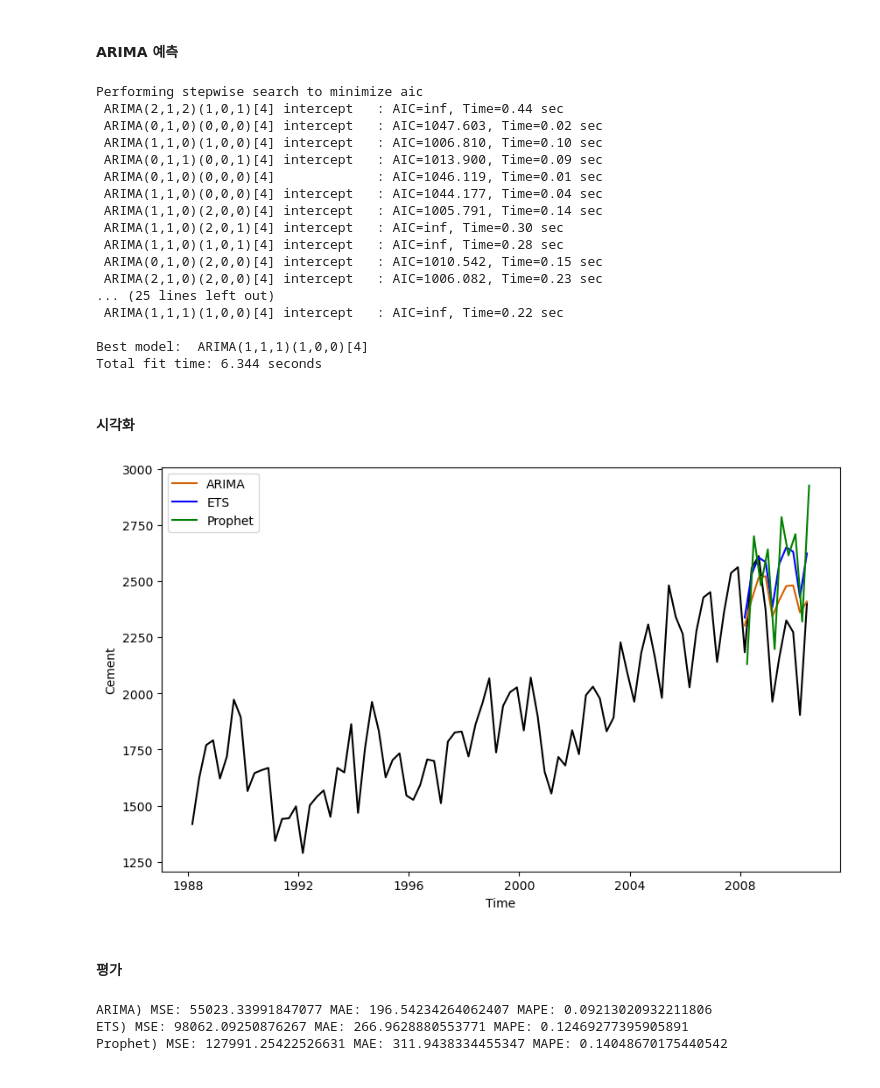
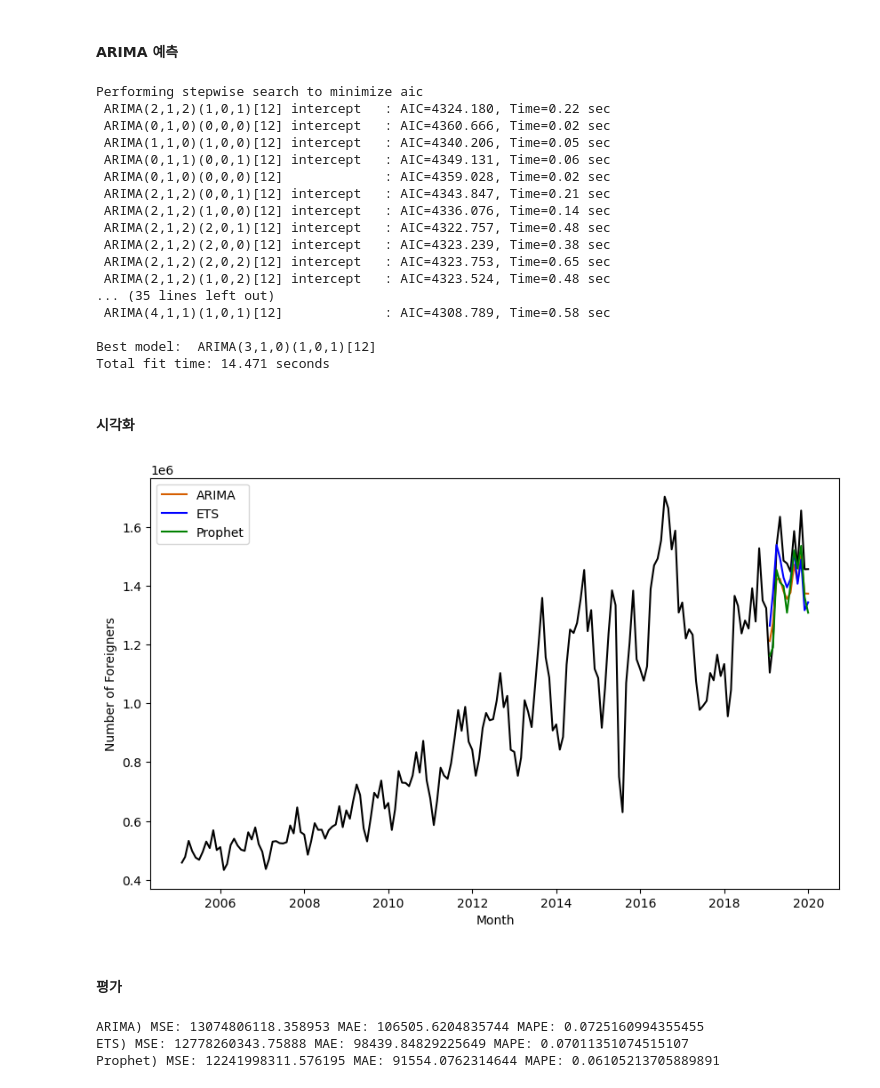
Before and after one commit to safeai-snu/Econometrics, a Jupyter notebook: Part.4/11.Prophet.ipynb, the cells around one changed output. Drawn from its saved outputs; the diff is of its cells as text; code cells hidden in the pictures.

```diff
--- a/Part.4/11.Prophet.ipynb
+++ b/Part.4/11.Prophet.ipynb
@@ -325,0 +287,7 @@ df = aus_prod[aus_prod['ds']<='2007-12-31']
+# %%
+df = pd.read_csv('https://raw.githubusercontent.com/safeai-snu/Econometrics/refs/heads/main/Part.4/data/kor_visit.csv', header=None)
+df = df.T
+kor = pd.DataFrame()
+kor['y'] = df[2][1:181].str.replace(',', '').astype(int)
+kor['ds'] = pd.date_range(start='1-1-2005', periods=180, freq='ME')
+kor
@@ -327,13 +309,14 @@ df = aus_prod[aus_prod['ds']<='2007-12-31']
 #### Prophet 예측
 # %%
 pro = Prophet(
-    weekly_seasonality=10,
-    yearly_seasonality=2,
-    seasonality_mode='multiplicative'
+    changepoint_prior_scale=0.05,
+    seasonality_mode='multiplicative',
+    yearly_seasonality=5,
+    daily_seasonality=False
 )
-pro.fit(df)
+pro.fit(kor.iloc[:-12])
 
-future = pro.make_future_dataframe(periods=11, freq='Q')
+future = pro.make_future_dataframe(periods=12, freq='ME')
 forecast = pro.predict(future)
-result_pro = forecast[forecast['ds']>='2008-01-01']
+result_pro = forecast[forecast['ds']>='2019-01-01']
 # %% [output]
@@ -342,60 +325,59 @@ result_pro = forecast[forecast['ds']>='2008-01-01']
 # %% [markdown]
 #### ETS 예측
 # %%
-df_series = pd.Series(list(df['y']), df['ds'])
-fit_cem = ETSModel(df_series, trend='add', seasonal='add').fit()
-forecast_cem = fit_cem.forecast(10)
+kor_series = kor.iloc[:-12,0]
+kor_series.index = kor.iloc[:-12,1]
+fit_cem = ETSModel(kor_series, trend='add', seasonal='add').fit()
+forecast_cem = fit_cem.forecast(12)
 # %% [markdown]
 #### ARIMA 예측
 # %%
-model = auto_arima(df_series, seasonal=True, m=4, trace=True,
+model = auto_arima(kor_series, seasonal=True, m=12, trace=True,
                    error_action='ignore', suppress_warnings=True,
                    stepwise=True)
-predictions = model.predict(n_periods=10)
+predictions = model.predict(n_periods=12)
 # %% [output]
 Performing stepwise search to minimize aic
- ARIMA(2,1,2)(1,0,1)[4] intercept   : AIC=inf, Time=0.44 sec
- ARIMA(0,1,0)(0,0,0)[4] intercept   : AIC=1047.603, Time=0.02 sec
- ARIMA(1,1,0)(1,0,0)[4] intercept   : AIC=1006.810, Time=0.10 sec
- ARIMA(0,1,1)(0,0,1)[4] intercept   : AIC=1013.900, Time=0.09 sec
- ARIMA(0,1,0)(0,0,0)[4]             : AIC=1046.119, Time=0.01 sec
- ARIMA(1,1,0)(0,0,0)[4] intercept   : AIC=1044.177, Time=0.04 sec
- ARIMA(1,1,0)(2,0,0)[4] intercept   : AIC=1005.791, Time=0.14 sec
- ARIMA(1,1,0)(2,0,1)[4] intercept   : AIC=inf, Time=0.30 sec
- ARIMA(1,1,0)(1,0,1)[4] intercept   : AIC=inf, Time=0.28 sec
- ARIMA(0,1,0)(2,0,0)[4] intercept   : AIC=1010.542, Time=0.15 sec
- ARIMA(2,1,0)(2,0,0)[4] intercept   : AIC=1006.082, Time=0.23 sec
-... (25 lines left out)
- ARIMA(1,1,1)(1,0,0)[4] intercept   : AIC=inf, Time=0.22 sec
+ ARIMA(2,1,2)(1,0,1)[12] intercept   : AIC=4324.180, Time=0.22 sec
+ ARIMA(0,1,0)(0,0,0)[12] intercept   : AIC=4360.666, Time=0.02 sec
+ ARIMA(1,1,0)(1,0,0)[12] intercept   : AIC=4340.206, Time=0.05 sec
+ ARIMA(0,1,1)(0,0,1)[12] intercept   : AIC=4349.131, Time=0.06 sec
+ ARIMA(0,1,0)(0,0,0)[12]             : AIC=4359.028, Time=0.02 sec
+ ARIMA(2,1,2)(0,0,1)[12] intercept   : AIC=4343.847, Time=0.21 sec
+ ARIMA(2,1,2)(1,0,0)[12] intercept   : AIC=4336.076, Time=0.14 sec
+ ARIMA(2,1,2)(2,0,1)[12] intercept   : AIC=4322.757, Time=0.48 sec
+ ARIMA(2,1,2)(2,0,0)[12] intercept   : AIC=4323.239, Time=0.38 sec
+ ARIMA(2,1,2)(2,0,2)[12] intercept   : AIC=4323.753, Time=0.65 sec
+ ARIMA(2,1,2)(1,0,2)[12] intercept   : AIC=4323.524, Time=0.48 sec
+... (35 lines left out)
+ ARIMA(4,1,1)(1,0,1)[12]             : AIC=4308.789, Time=0.58 sec
 
-Best model:  ARIMA(1,1,1)(1,0,0)[4]
-Total fit time: 6.344 seconds
+Best model:  ARIMA(3,1,0)(1,0,1)[12]
+Total fit time: 14.471 seconds
 # %% [markdown]
 #### 시각화
 # %%
-ans = aus_prod[aus_prod['ds'] <= '2010-07-01']
-
 plt.figure(figsize=(10, 6))
-plt.plot(ans['ds'], ans['y'], color='black')
+plt.plot(kor['ds'], kor['y'], color='black')
 plt.plot(predictions, label='ARIMA', color='#D55E00')
 plt.plot(forecast_cem, label='ETS', color='b')
 plt.plot(result_pro['ds'], result_pro['yhat'], label='Prophet', color='green')
-plt.xlabel('Time')
-plt.ylabel('Cement')
+plt.xlabel('Month')
+plt.ylabel('Number of Foreigners')
 plt.legend()
 plt.show()
 # %% [output]
-[figure, old version]
+[figure, new version]
 # %% [markdown]
 #### 평가
 # %%
-ans = ans[ans['ds'] >= '2008-01-01']
+ans = kor[kor['ds'] >= '2019-01-01']
 
 
 print(f"ARIMA) MSE: {mean_squared_error(ans['y'], predictions.values)} MAE: {mean_absolute_error(ans['y'], predictions.values)} MAPE: {mean_absolute_percentage_error(ans['y'], predictions.values)}")
 print(f"ETS) MSE: {mean_squared_error(ans['y'], forecast_cem.values)} MAE: {mean_absolute_error(ans['y'], forecast_cem.values)} MAPE: {mean_absolute_percentage_error(ans['y'], forecast_cem.values)}")
 print(f"Prophet) MSE: {mean_squared_error(ans['y'], result_pro['yhat'])} MAE: {mean_absolute_error(ans['y'], result_pro['yhat'])} MAPE: {mean_absolute_percentage_error(ans['y'], result_pro['yhat'])}")
 # %% [output]
-ARIMA) MSE: 55023.33991847077 MAE: 196.54234264062407 MAPE: 0.09213020932211806
-ETS) MSE: 98062.09250876267 MAE: 266.9628880553771 MAPE: 0.12469277395905891
-Prophet) MSE: 127991.25422526631 MAE: 311.9438334455347 MAPE: 0.14048670175440542
+ARIMA) MSE: 13074806118.358953 MAE: 106505.6204835744 MAPE: 0.0725160994355455
+ETS) MSE: 12778260343.75888 MAE: 98439.84829225649 MAPE: 0.07011351074515107
+Prophet) MSE: 12241998311.576195 MAE: 91554.0762314644 MAPE: 0.06105213705889891
```
Also changed, not shown: parts of 13 cells of this notebook, 8 other files.
